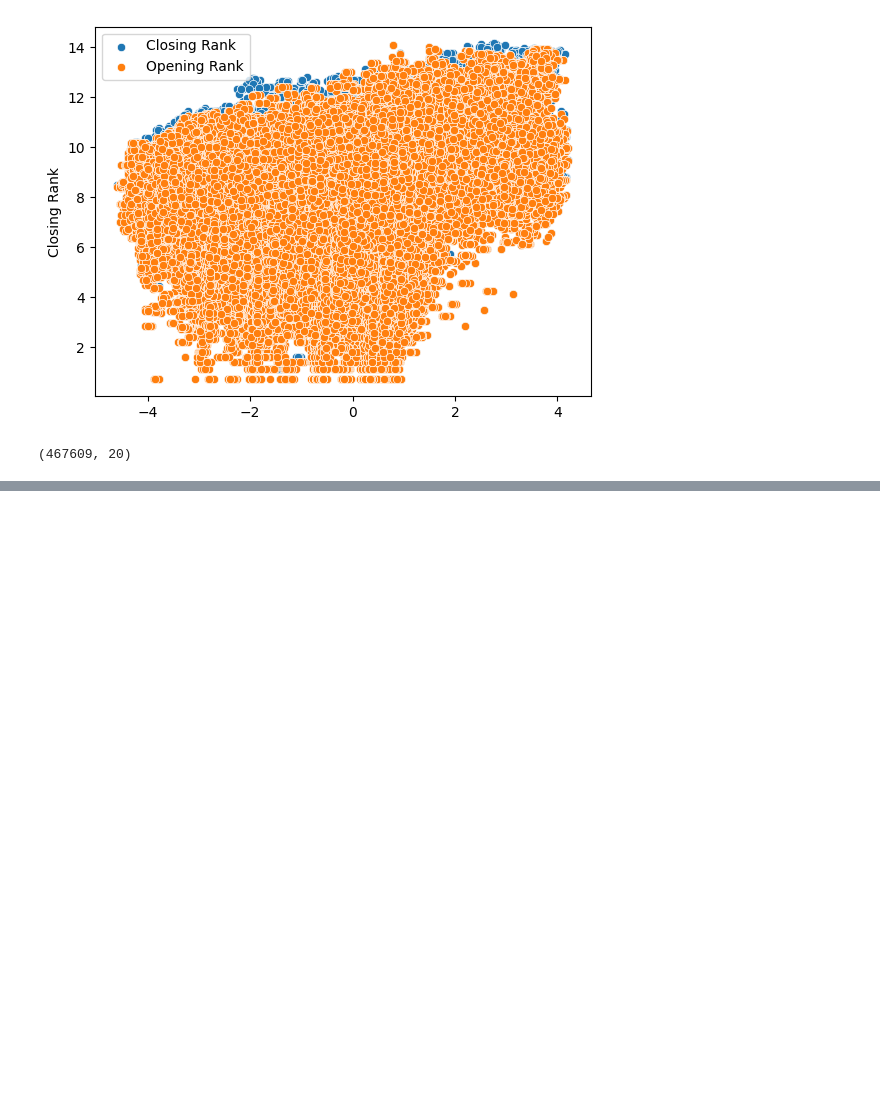
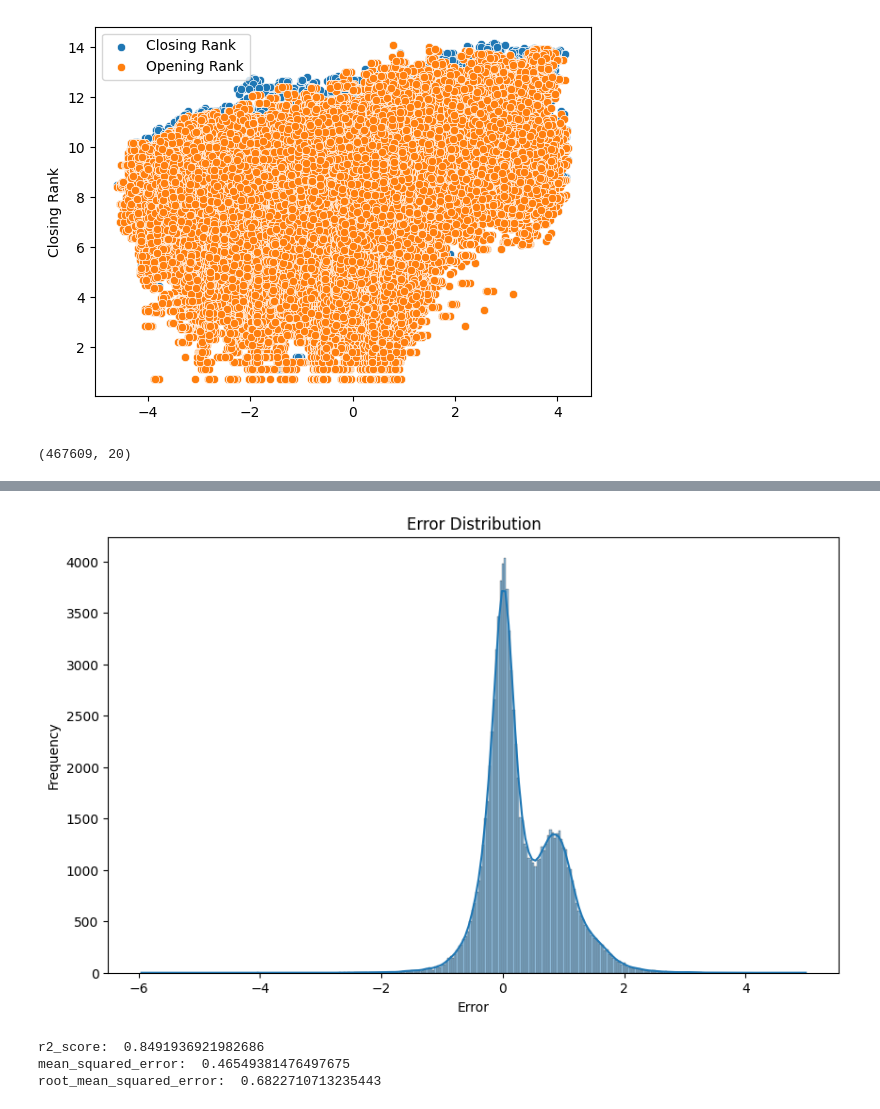
Before and after one commit to VashuTheGreat/JOSAA_RANK_PREDICTOR, a Jupyter notebook: notebooks/model_training.ipynb, the cells around one changed output, grey strips where cells are left out. Drawn from its saved outputs; the diff is of its cells as text; code cells hidden in the pictures; blank space fills up the shorter version.

Commit message:
model training notebook

```diff
--- a/notebooks/model_training.ipynb
+++ b/notebooks/model_training.ipynb
@@ -83,3 +84,8 @@ plt.legend(['Closing Rank', 'Opening Rank'])
 data.shape
 # %% [output]
 (467609, 20)
+# %%
+from sklearn.model_selection import train_test_split
+
+
+X_train, X_test, y_train, y_test = train_test_split(data.drop(columns=['Opening Rank','Closing Rank']), data['Closing Rank'], test_size=0.2, random_state=42)
@@ -85,0 +192,8 @@ data.shape
+# %%
+study=optuna.create_study(direction='minimize')
+study.optimize(objective, n_trials=10)
+
+
+print(f"Best Model: {study.best_trial.params['model']}")
+print(f"Best MSE: {study.best_value}")
+print(f"Best Hyperparameters: {study.best_trial.params}")
@@ -85,0 +259,23 @@ data.shape
+# %%
+from sklearn.metrics import mean_squared_error,r2_score,root_mean_squared_error
+def Error_analysis(model, X_test, y_test):
+    y_pred = model.predict(X_test)
+    errors = y_test - y_pred
+    plt.figure(figsize=(10, 6))
+    sns.histplot(errors, kde=True)
+    plt.title('Error Distribution')
+    plt.xlabel('Error')
+    plt.ylabel('Frequency')
+    plt.show()
+
+
+    print("r2_score: ", r2_score(y_test, y_pred))
+    print("mean_squared_error: ", mean_squared_error(y_test, y_pred))
+    print("root_mean_squared_error: ", root_mean_squared_error(y_test, y_pred))
+# %%
+Error_analysis(model, X_test, y_test)
+# %% [output]
+[figure, added]
+r2_score:  0.8491936921982686
+mean_squared_error:  0.46549381476497675
+root_mean_squared_error:  0.6822710713235443
```
Also changed, not shown: parts of 8 cells of this notebook, 2 other files.
